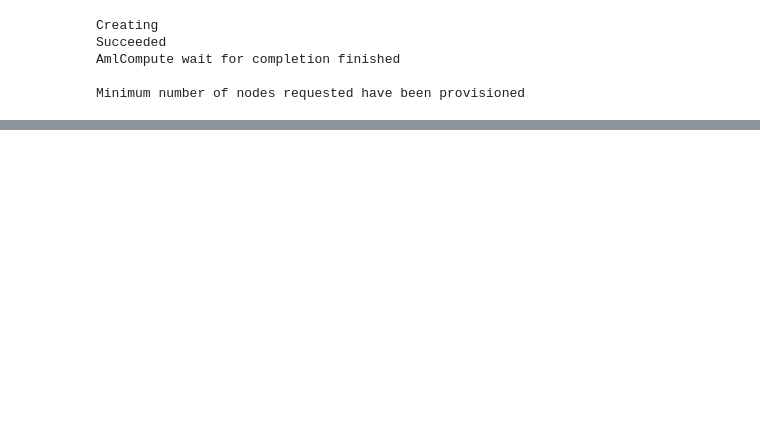
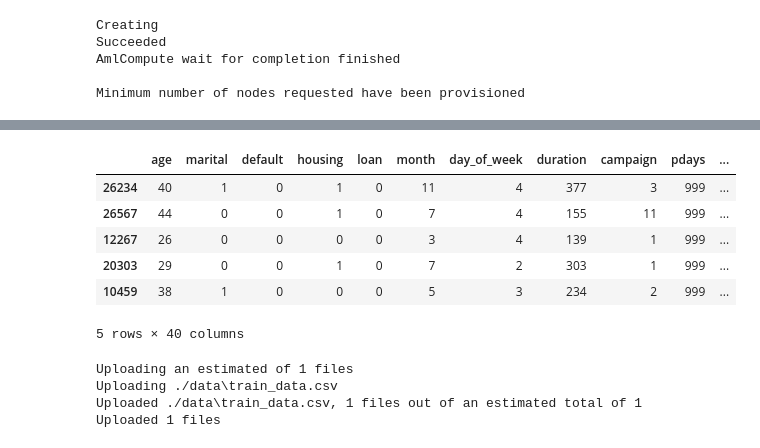
Before and after one commit to nandex7/Optimizing_ML_Pipeline_Azure, a Jupyter notebook: udacity-project.ipynb, the cells around one changed output, grey strips where cells are left out. Cells and saved outputs as stored; diff of their text form; code cells hidden in the pictures; blank space fills up the shorter version.

```diff
--- a/udacity-project.ipynb
+++ b/udacity-project.ipynb
@@ -196,6 +206,35 @@ import pandas as pd
 x, y = clean_data(ds)
 x_train, x_test, y_train,y_test= train_test_split(x,y,test_size=0.33, random_state=42)
 df=pd.concat([x_train,y_train],axis=1)
+# %%
+df.head(5)
+# %% [output]
+|  | age | marital | default | housing | loan | month | day_of_week | duration | campaign | pdays | ... |
+| 26234 | 40 | 1 | 0 | 1 | 0 | 11 | 4 | 377 | 3 | 999 | ... |
+| 26567 | 44 | 0 | 0 | 1 | 0 | 7 | 4 | 155 | 11 | 999 | ... |
+| 12267 | 26 | 0 | 0 | 0 | 0 | 3 | 4 | 139 | 1 | 999 | ... |
+| 20303 | 29 | 0 | 0 | 1 | 0 | 7 | 2 | 303 | 1 | 999 | ... |
+| 10459 | 38 | 1 | 0 | 0 | 0 | 5 | 3 | 234 | 2 | 999 | ... |
+5 rows × 40 columns
+# %%
+if not os.path.isdir('data'):
+    os.mkdir('data')
+
+# Save the train data to a csv to be uploaded to the datastore
+pd.DataFrame(df).to_csv("data/train_data.csv", index=False)
+
+data = ws.get_default_datastore()
+data.upload(src_dir='./data', target_path='target_data', overwrite=True, show_progress=True)
+
+
+
+# Upload the training data as a tabular dataset for access during training on remote compute
+df_train = TabularDatasetFactory.from_delimited_files(path=data.path('target_data/train_data.csv'))
+# %% [output]
+Uploading an estimated of 1 files
+Uploading ./data\train_data.csv
+Uploaded ./data\train_data.csv, 1 files out of an estimated total of 1
+Uploaded 1 files
 # %%
 from azureml.train.automl import AutoMLConfig
 
```
Also changed, not shown: parts of 12 cells of this notebook, 5 other files.
